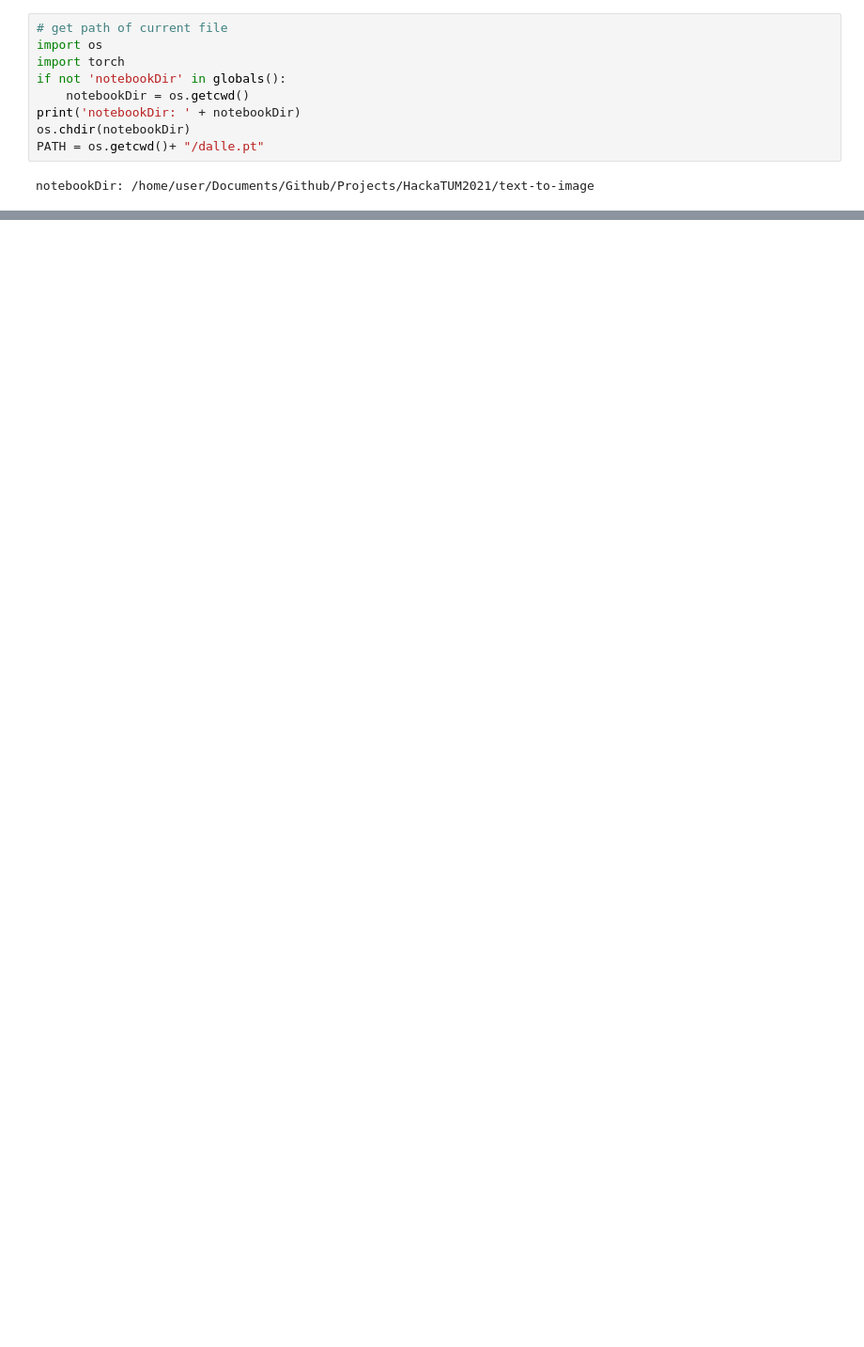
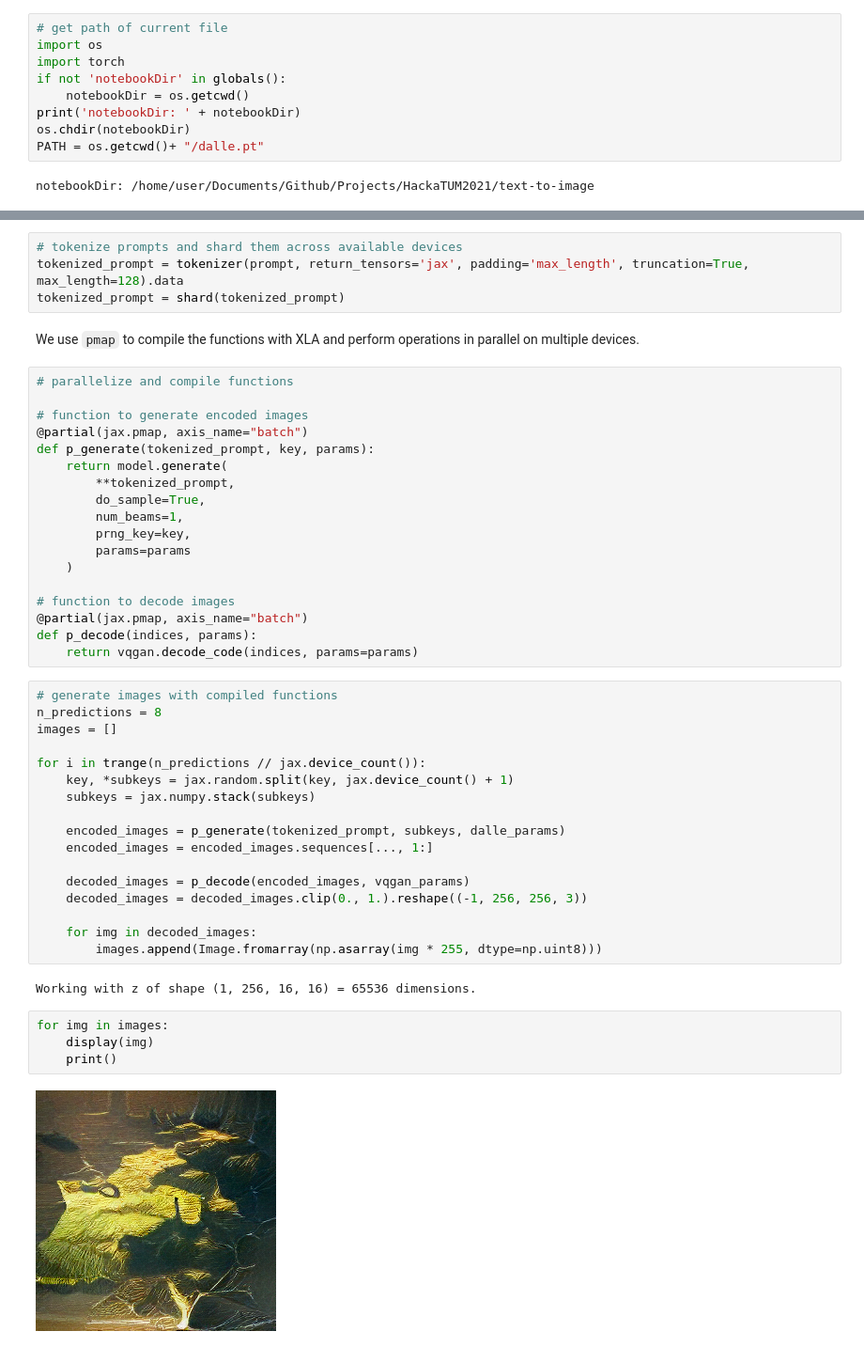
Before and after one commit to MoritzSchueler96/HackaTUM2021, a Jupyter notebook: text-to-image/tti.ipynb, the cells around one changed output, grey strips where cells are left out. Shown at 94% size. Saved outputs shown, nothing was run; the diff lists cells and outputs as text; blank space fills up the shorter version.

```diff
--- a/text-to-image/tti.ipynb
+++ b/text-to-image/tti.ipynb
@@ -100,0 +263,49 @@ show(grid)
+# %%
+# tokenize prompts and shard them across available devices
+tokenized_prompt = tokenizer(prompt, return_tensors='jax', padding='max_length', truncation=True, max_length=128).data
+tokenized_prompt = shard(tokenized_prompt)
+# %% [markdown]
+We use `pmap` to compile the functions with XLA and perform operations in parallel on multiple devices.
+# %%
+# parallelize and compile functions
+
+# function to generate encoded images
+@partial(jax.pmap, axis_name="batch")
+def p_generate(tokenized_prompt, key, params):
+    return model.generate(
+        **tokenized_prompt,
+        do_sample=True,
+        num_beams=1,
+        prng_key=key,
+        params=params
+    )
+
+# function to decode images
+@partial(jax.pmap, axis_name="batch")
+def p_decode(indices, params):
+    return vqgan.decode_code(indices, params=params)
+# %%
+# generate images with compiled functions
+n_predictions = 8
+images = []
+
+for i in trange(n_predictions // jax.device_count()):
+    key, *subkeys = jax.random.split(key, jax.device_count() + 1)
+    subkeys = jax.numpy.stack(subkeys)
+
+    encoded_images = p_generate(tokenized_prompt, subkeys, dalle_params)
+    encoded_images = encoded_images.sequences[..., 1:]
+
+    decoded_images = p_decode(encoded_images, vqgan_params)
+    decoded_images = decoded_images.clip(0., 1.).reshape((-1, 256, 256, 3))
+
+    for img in decoded_images:
+        images.append(Image.fromarray(np.asarray(img * 255, dtype=np.uint8)))
+# %% [output]
+Working with z of shape (1, 256, 16, 16) = 65536 dimensions.
+# %%
+for img in images:
+    display(img)
+    print()
+# %% [output]
+[figure, added]
```
Also changed, not shown: parts of 52 cells of this notebook, 2 other files.
